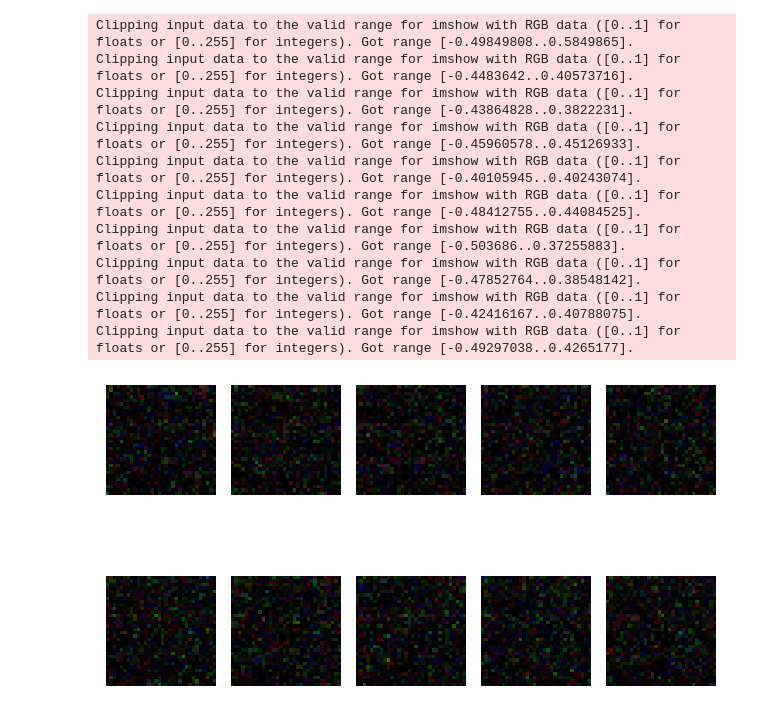
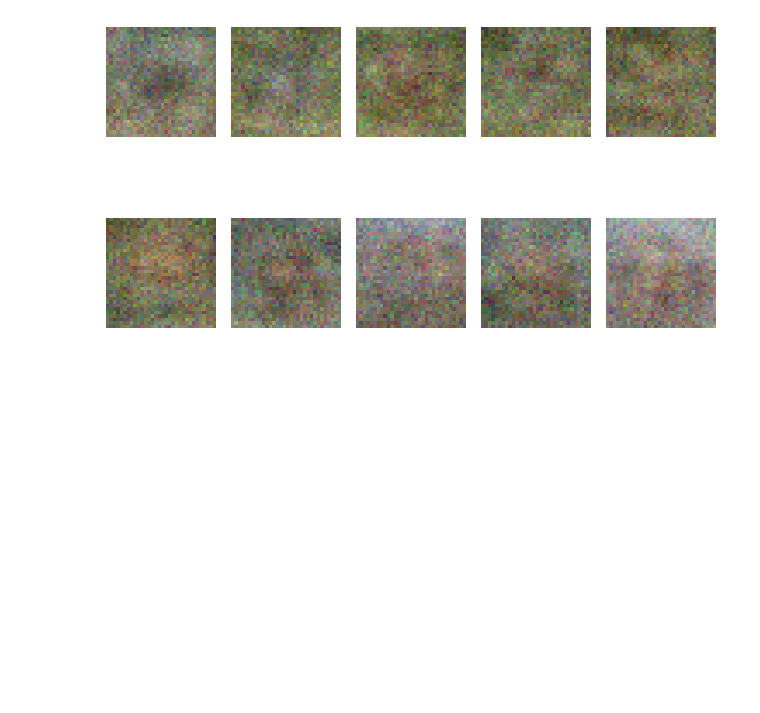
Before and after one commit to nidropakshin2/Amortized-learning, a Jupyter notebook: notebooks/CIFAR_flow.ipynb, the cells around one changed output. Saved outputs shown, nothing was run; the diff lists cells and outputs as text; code cells hidden in the pictures; blank space fills up the shorter version.

Commit message:
Kaggle Notebook | CIFAR10_flow | trained on gpu

```diff
--- a/notebooks/CIFAR_flow.ipynb
+++ b/notebooks/CIFAR_flow.ipynb
@@ -18,7 +18,7 @@ device(type='cpu')
 root = "./datasets"
 transform = transforms.Compose([
     transforms.ToTensor(),
-    transforms.Normalize((0.5,0.5,0.5), (0.5,0.5,0.5)),
+    transforms.Normalize(mean=[0.485, 0.456, 0.406], std=[0.229, 0.224, 0.225]),
 ])
 
 train_dataset = CIFAR10(root,
@@ -38,6 +38,7 @@ test_loader = DataLoader(test_dataset, batch_size=4096, shuffle=False)
 dataset = []
 labels = []
 for x, y in train_loader:
+    # idx = torch.where(y == 9)
     dataset.append(x.reshape(-1, 3*32*32))
     labels.append(Tensor(y).view(-1, 1))
 dataset = torch.cat(dataset, dim=0).to(device)
@@ -49,0 +49,13 @@ Files already downloaded and verified
+# %%
+mean = torch.tensor([0.485, 0.456, 0.406]).view(-1, 1, 1)
+std = torch.tensor([0.229, 0.224, 0.225]).view(-1, 1, 1)
+
+def denormalize(tensor):
+    # Применяем обратное преобразование
+    return tensor * std + mean
+
+i = np.random.randint(1, dataset.shape[0])
+img = dataset[i].detach().cpu().reshape(-1, 3, 32, 32)[0]
+# plt.imshow(img)
+img = denormalize(img).permute(1, 2, 0).numpy()
+plt.imshow(img)
@@ -113,8 +128,8 @@ def train_conditional(model, optimizer, loss_fn, epochs=2000, show_every=None, s
 
     return losses
 # %%
-flow = CondFlow(3*32*32, 32).to(device)
-optimizer = torch.optim.Adam(flow.parameters(), lr=1e-2)
+flow = CondFlow(3*32*32, 512).to(device)
+optimizer = torch.optim.Adam(flow.parameters(), lr=1e-4)
 loss = torch.nn.MSELoss()
 losses = train_conditional(flow, optimizer, loss, epochs=5000, show_every=500)
 plt.plot(losses)
@@ -127,29 +166,24 @@ Epoch: 2, Loss: 1.2607, Time: 6.74
 # %%
-n_steps = 10
-sigma = 0.1
+mean = torch.tensor([0.485, 0.456, 0.406]).view(-1, 1, 1)
+std = torch.tensor([0.229, 0.224, 0.225]).view(-1, 1, 1)
+
+def denormalize(tensor):
+    return tensor * std + mean
+
+n_steps = 100
+sigma = 0.3
 x = sigma * torch.randn(10, flow.dim).to(device)
 c = 0
 c = Tensor([[c + (1)*i] for i in range(10)]).to(device)
 # c = Tensor([[c]]*10).to(device)
 time_steps = torch.linspace(0.0, 1.0, n_steps + 1).to(device)
 for i in range(n_steps):
     x = flow.step(x=x, c=c, t_start=time_steps[i], t_end=time_steps[i+1])
-x = x.view(-1, 32, 32, 3).detach().cpu().numpy()
-
+x = x.view(-1, 3, 32, 32).detach().cpu()
 _, ax = plt.subplots(2, 5)
 for i in range(10):
     ax[i//5][i%5].axis("off")
-    ax[i//5][i%5].imshow(x[i])
+    ax[i//5][i%5].imshow(denormalize(x[i]).permute(1, 2, 0).numpy())
 plt.tight_layout()
 # %% [output]
-Clipping input data to the valid range for imshow with RGB data ([0..1] for floats or [0..255] for integers). Got range [-0.49849808..0.5849865].
-Clipping input data to the valid range for imshow with RGB data ([0..1] for floats or [0..255] for integers). Got range [-0.4483642..0.40573716].
-Clipping input data to the valid range for imshow with RGB data ([0..1] for floats or [0..255] for integers). Got range [-0.43864828..0.3822231].
-Clipping input data to the valid range for imshow with RGB data ([0..1] for floats or [0..255] for integers). Got range [-0.45960578..0.45126933].
-Clipping input data to the valid range for imshow with RGB data ([0..1] for floats or [0..255] for integers). Got range [-0.40105945..0.40243074].
-Clipping input data to the valid range for imshow with RGB data ([0..1] for floats or [0..255] for integers). Got range [-0.48412755..0.44084525].
-Clipping input data to the valid range for imshow with RGB data ([0..1] for floats or [0..255] for integers). Got range [-0.503686..0.37255883].
-Clipping input data to the valid range for imshow with RGB data ([0..1] for floats or [0..255] for integers). Got range [-0.47852764..0.38548142].
-Clipping input data to the valid range for imshow with RGB data ([0..1] for floats or [0..255] for integers). Got range [-0.42416167..0.40788075].
-Clipping input data to the valid range for imshow with RGB data ([0..1] for floats or [0..255] for integers). Got range [-0.49297038..0.4265177].
-[figure, old version]
+[figure, new version]
```
Also changed, not shown: parts of 6 cells of this notebook.
